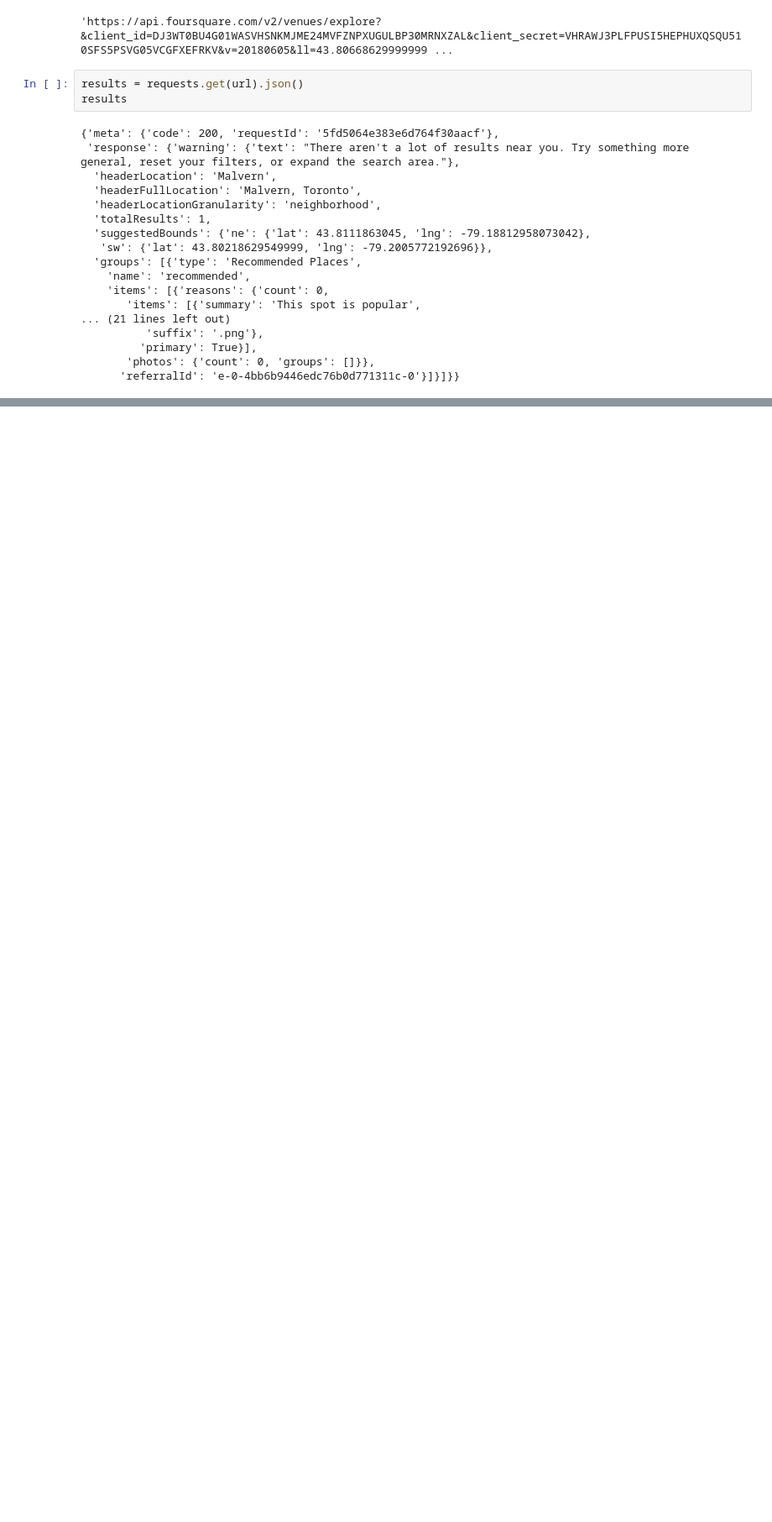
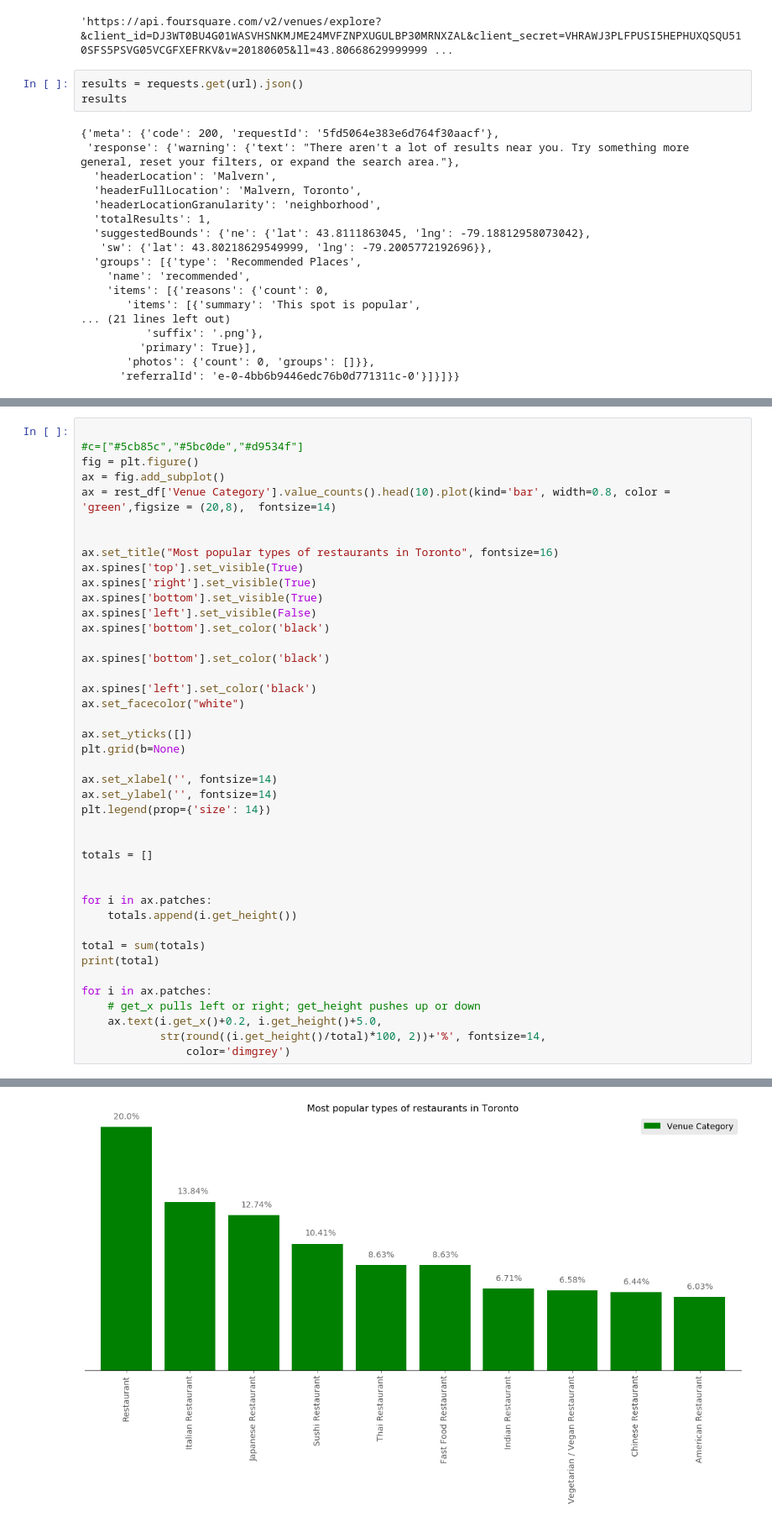
Before and after one commit to qazimussabbir/Coursera_Capstone_Clustering, a Jupyter notebook: Assignment-Week3.ipynb, the cells around one changed output, grey strips where cells are left out. Shown at 84% size. Saved outputs shown, nothing was run; the diff lists cells and outputs as text; blank space fills up the shorter version.

```diff
--- a/Assignment-Week3.ipynb
+++ b/Assignment-Week3.ipynb
@@ -533,0 +1010,43 @@ results
+# %%
+
+#c=["#5cb85c","#5bc0de","#d9534f"]
+fig = plt.figure()
+ax = fig.add_subplot()
+ax = rest_df['Venue Category'].value_counts().head(10).plot(kind='bar', width=0.8, color = 'green',figsize = (20,8),  fontsize=14)
+
+
+ax.set_title("Most popular types of restaurants in Toronto", fontsize=16)
+ax.spines['top'].set_visible(True)
+ax.spines['right'].set_visible(True)
+ax.spines['bottom'].set_visible(True)
+ax.spines['left'].set_visible(False)
+ax.spines['bottom'].set_color('black')
+
+ax.spines['bottom'].set_color('black')
+
+ax.spines['left'].set_color('black')
+ax.set_facecolor("white")
+
+ax.set_yticks([])
+plt.grid(b=None)
+
+ax.set_xlabel('', fontsize=14)
+ax.set_ylabel('', fontsize=14)
+plt.legend(prop={'size': 14})
+
+
+totals = []
+
+
+for i in ax.patches:
+    totals.append(i.get_height())
+
+total = sum(totals)
+print(total)
+
+for i in ax.patches:
+    # get_x pulls left or right; get_height pushes up or down
+    ax.text(i.get_x()+0.2, i.get_height()+5.0,
+            str(round((i.get_height()/total)*100, 2))+'%', fontsize=14,
+                color='dimgrey')
+# %% [output]
@@ -533,0 +1054 @@ results
+[figure, added]
```
Also changed, not shown: parts of 172 cells of this notebook, 6 other files.
